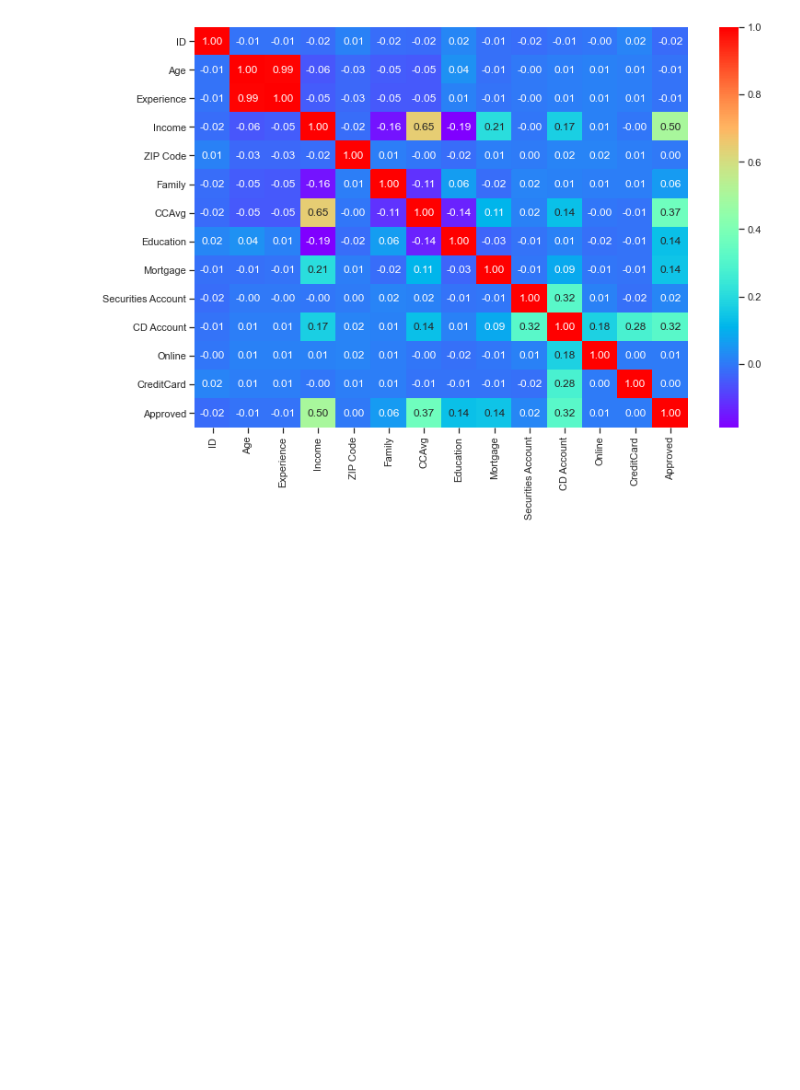
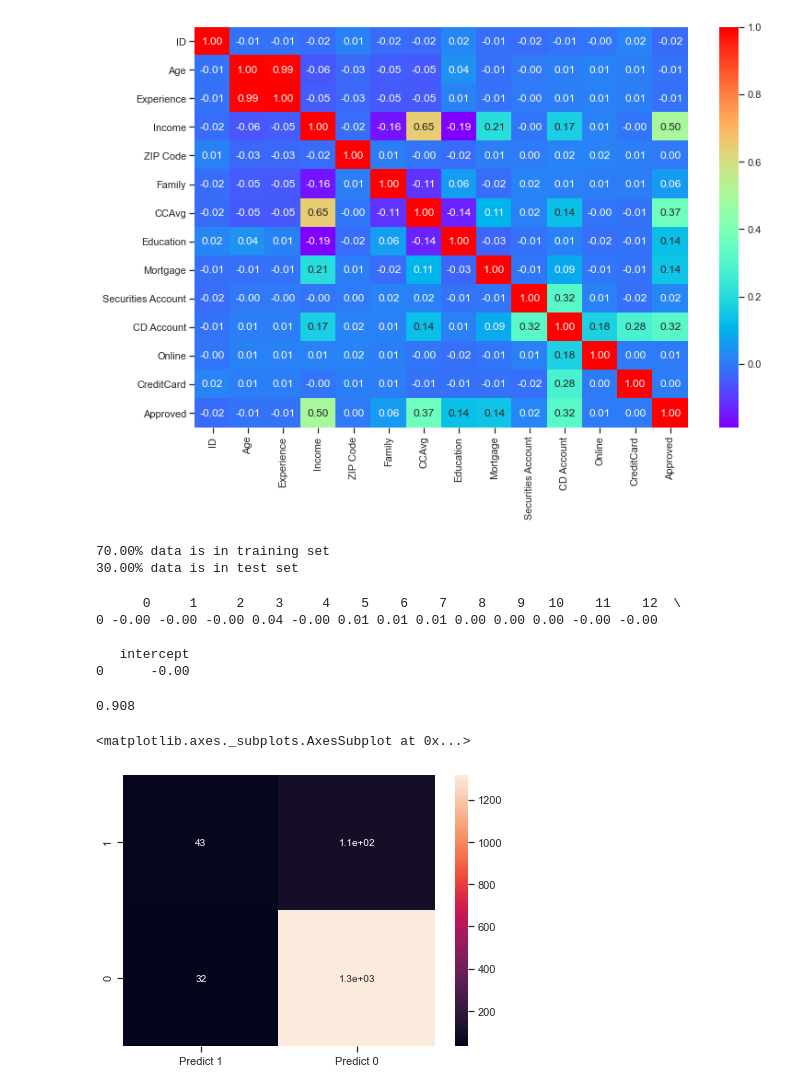
Before and after one commit to tewks18/AIMLClass, a Jupyter notebook: Project 2/Tewksbury Project 2.ipynb, the cells around one changed output. Saved outputs shown, nothing was run; the diff lists cells and outputs as text; code cells hidden in the pictures; blank space fills up the shorter version.

```diff
--- a/Project 2/Tewksbury Project 2.ipynb
+++ b/Project 2/Tewksbury Project 2.ipynb
@@ -202,3 +203,45 @@ X = data.drop(columns = {'Approved'})
 # %%
 #splitting the data in 70:30 ratio of train to test data
 X_train, X_test, Y_train, Y_test = train_test_split(X, Y, test_size=0.30 , random_state=1)
+# %%
+print("{0:0.2f}% data is in training set".format((len(X_train)/len(data.index)) * 100))
+print("{0:0.2f}% data is in test set".format((len(X_test)/len(data.index)) * 100))
+# %% [output]
+70.00% data is in training set
+30.00% data is in test set
+# %%
+from sklearn import metrics
+
+from sklearn.linear_model import LogisticRegression
+
+# Fit the model on train
+model = LogisticRegression(solver="liblinear")
+model.fit(X_train, Y_train)
+#predict on test
+Y_predict = model.predict(X_test)
+
+
+coef_df = pd.DataFrame(model.coef_)
+coef_df['intercept'] = model.intercept_
+print(coef_df)
+# %% [output]
+      0     1     2    3     4    5    6    7    8    9   10    11    12  \
+0 -0.00 -0.00 -0.00 0.04 -0.00 0.01 0.01 0.01 0.00 0.00 0.00 -0.00 -0.00
+
+   intercept
+0      -0.00
+# %%
+model_score = model.score(X_test, Y_test)
+print(model_score)
+# %% [output]
+0.908
+# %%
+cm=metrics.confusion_matrix(Y_test, Y_predict, labels=[1, 0])
+
+df_cm = pd.DataFrame(cm, index = [i for i in ["1","0"]],
+                  columns = [i for i in ["Predict 1","Predict 0"]])
+plt.figure(figsize = (7,5))
+sns.heatmap(df_cm, annot=True)
+# %% [output]
+<matplotlib.axes._subplots.AxesSubplot at 0x...>
+[figure, added]
```
Also changed, not shown: parts of 3 cells of this notebook.
